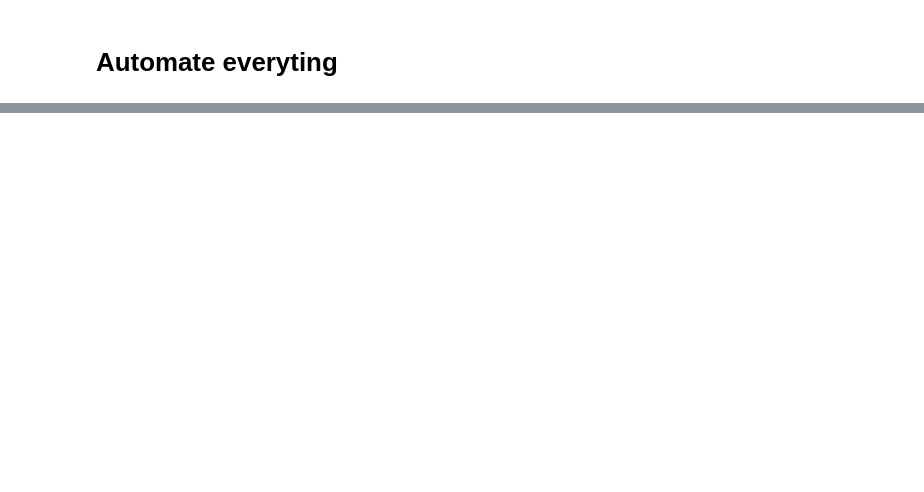
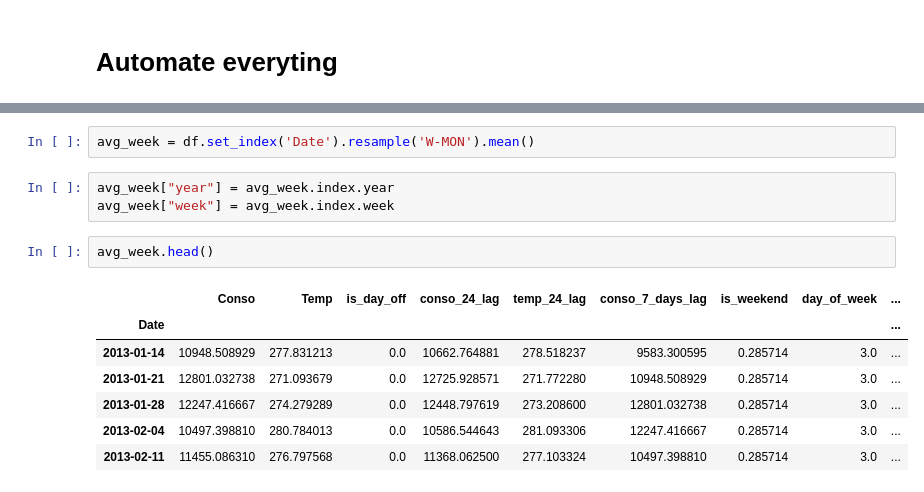
Before and after one commit to LucasBerbesson/ds2, a Jupyter notebook: 3.feature-engineering.ipynb, the cells around one changed output, grey strips where cells are left out. Cells and saved outputs as stored; diff of their text form; blank space fills up the shorter version.

```diff
--- a/3.feature-engineering.ipynb
+++ b/3.feature-engineering.ipynb
@@ -171,0 +209,15 @@ def get_data_with_features(consumption_csv="./data/eco2mix_regional_cons_def.csv
+# %%
+avg_week = df.set_index('Date').resample('W-MON').mean()
+# %%
+avg_week["year"] = avg_week.index.year
+avg_week["week"] = avg_week.index.week
+# %%
+avg_week.head()
+# %% [output]
+|  | Conso | Temp | is_day_off | conso_24_lag | temp_24_lag | conso_7_days_lag | is_weekend | day_of_week | ... |
+| Date |  |  |  |  |  |  |  |  | ... |
+| 2013-01-14 | 10948.508929 | 277.831213 | 0.0 | 10662.764881 | 278.518237 | 9583.300595 | 0.285714 | 3.0 | ... |
+| 2013-01-21 | 12801.032738 | 271.093679 | 0.0 | 12725.928571 | 271.772280 | 10948.508929 | 0.285714 | 3.0 | ... |
+| 2013-01-28 | 12247.416667 | 274.279289 | 0.0 | 12448.797619 | 273.208600 | 12801.032738 | 0.285714 | 3.0 | ... |
+| 2013-02-04 | 10497.398810 | 280.784013 | 0.0 | 10586.544643 | 281.093306 | 12247.416667 | 0.285714 | 3.0 | ... |
+| 2013-02-11 | 11455.086310 | 276.797568 | 0.0 | 11368.062500 | 277.103324 | 10497.398810 | 0.285714 | 3.0 | ... |
```
Also changed, not shown: parts of 10 cells of this notebook, 3 other files.
